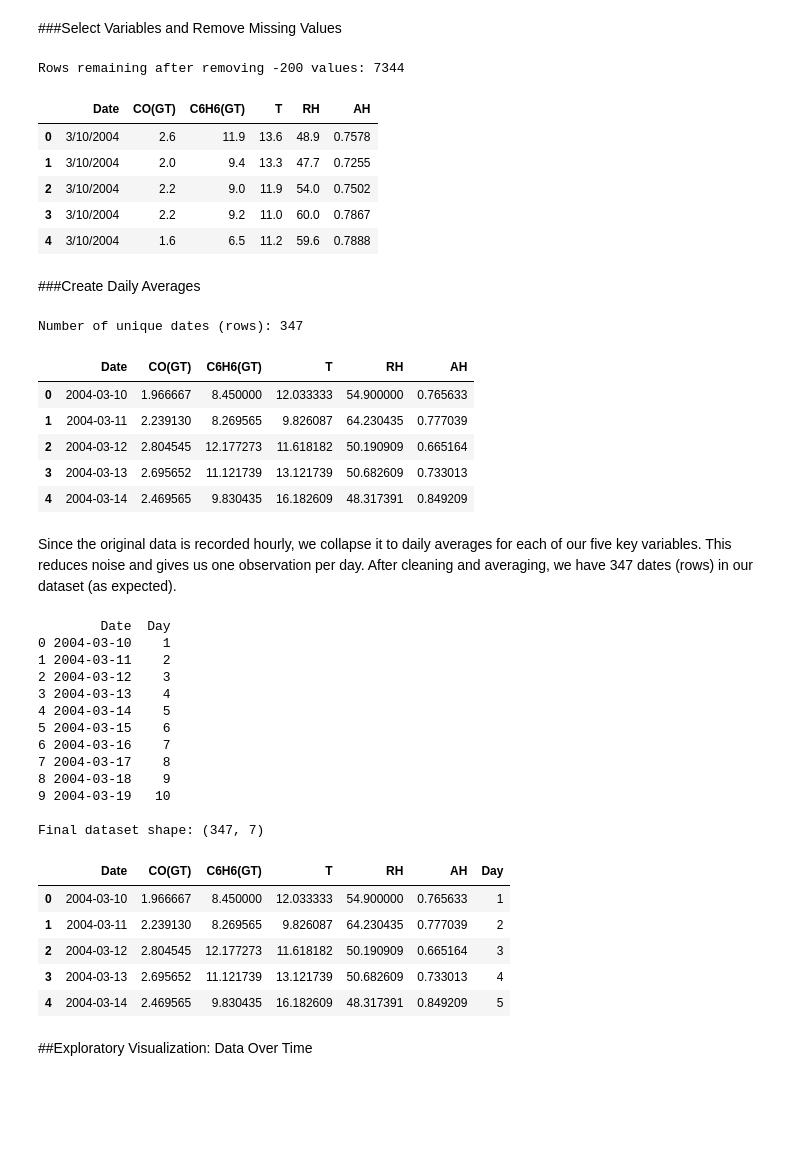
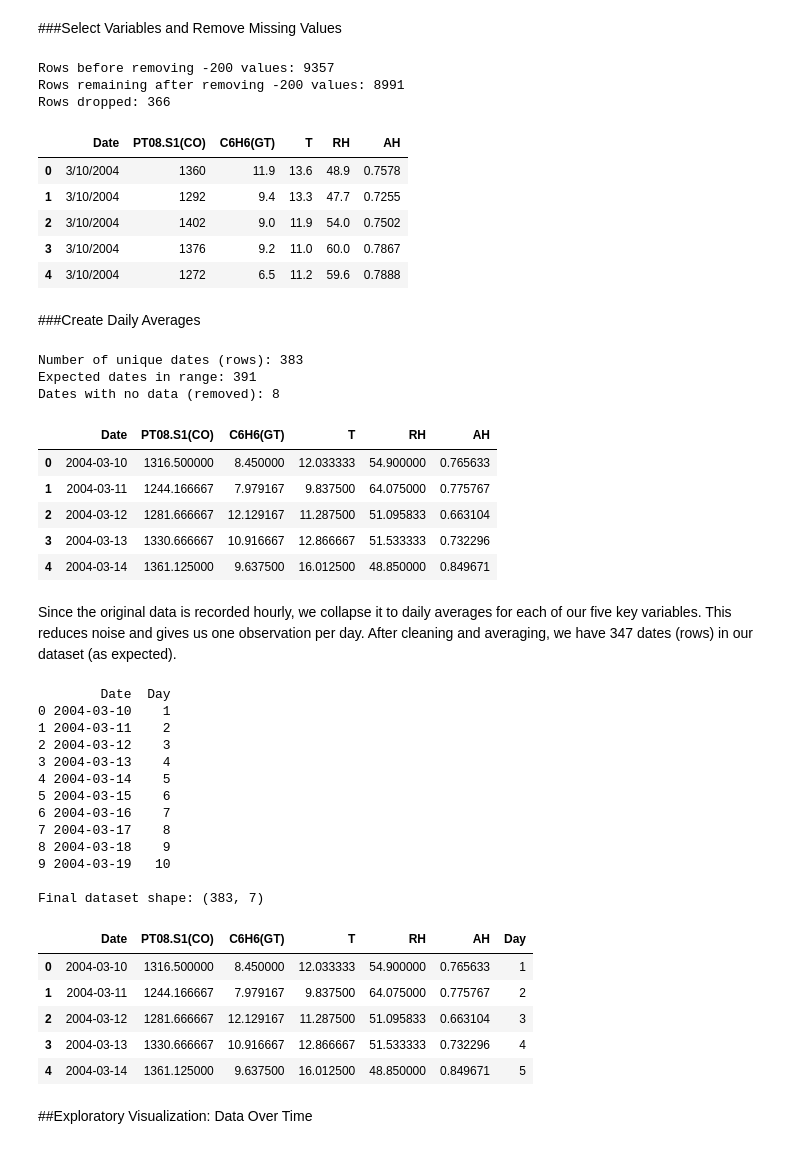
Before and after one commit to Alex-Devoid/ST-554-Project1, a Jupyter notebook: Task3/ST554_Project1_Task3_DRAFT.ipynb, the cells around one changed output. Cells and saved outputs as stored; diff of their text form; code cells hidden in the pictures; blank space fills up the shorter version.

```diff
--- a/Task3/ST554_Project1_Task3_DRAFT.ipynb
+++ b/Task3/ST554_Project1_Task3_DRAFT.ipynb
@@ -96,42 +92,56 @@ print(df.columns.tolist())
 ###Select Variables and Remove Missing Values
 # %%
 # Select only the five variables needed plus the date
-cols_needed = ['Date', 'CO(GT)', 'C6H6(GT)', 'T', 'RH', 'AH']
+cols_needed = ['Date', 'PT08.S1(CO)', 'C6H6(GT)', 'T', 'RH', 'AH']
 df_clean = df[cols_needed].copy()
 
 # Remove rows where any of the five measurement columns equal -200
-measurement_cols = ['CO(GT)', 'C6H6(GT)', 'T', 'RH', 'AH']
+measurement_cols = ['PT08.S1(CO)', 'C6H6(GT)', 'T', 'RH', 'AH']
 df_clean = df_clean[~(df_clean[measurement_cols] == -200).any(axis=1)]
 
+print(f"Rows before removing -200 values: {rows_before}")
 print(f"Rows remaining after removing -200 values: {len(df_clean)}")
+print(f"Rows dropped: {rows_before - rows_after}")
 df_clean.head()
 # %% [output]
-Rows remaining after removing -200 values: 7344
+Rows before removing -200 values: 9357
+Rows remaining after removing -200 values: 8991
+Rows dropped: 366
-|  | Date | CO(GT) | C6H6(GT) | T | RH | AH |
-| 0 | 3/10/2004 | 2.6 | 11.9 | 13.6 | 48.9 | 0.7578 |
-| 1 | 3/10/2004 | 2.0 | 9.4 | 13.3 | 47.7 | 0.7255 |
-| 2 | 3/10/2004 | 2.2 | 9.0 | 11.9 | 54.0 | 0.7502 |
-| 3 | 3/10/2004 | 2.2 | 9.2 | 11.0 | 60.0 | 0.7867 |
-| 4 | 3/10/2004 | 1.6 | 6.5 | 11.2 | 59.6 | 0.7888 |
+|  | Date | PT08.S1(CO) | C6H6(GT) | T | RH | AH |
+| 0 | 3/10/2004 | 1360 | 11.9 | 13.6 | 48.9 | 0.7578 |
+| 1 | 3/10/2004 | 1292 | 9.4 | 13.3 | 47.7 | 0.7255 |
+| 2 | 3/10/2004 | 1402 | 9.0 | 11.9 | 54.0 | 0.7502 |
+| 3 | 3/10/2004 | 1376 | 9.2 | 11.0 | 60.0 | 0.7867 |
+| 4 | 3/10/2004 | 1272 | 6.5 | 11.2 | 59.6 | 0.7888 |
 # %% [markdown]
 ###Create Daily Averages
 # %%
 # Convert Date to datetime
 df_clean['Date'] = pd.to_datetime(df_clean['Date'])
 
 # Group by Date and take the mean of each variable
+df_clean = df_clean.sort_values('Date')
 df_daily = df_clean.groupby('Date')[measurement_cols].mean().reset_index()
 
-print(f"Number of unique dates (rows): {len(df_daily)}")
+# Print how many days were removed relative to rows
+days_in_data  = len(df_daily)
+days_possible = (df_clean['Date'].max() - df_clean['Date'].min()).days + 1
+days_missing  = days_possible - days_in_data
+
+print(f"Number of unique dates (rows): {days_in_data}")
+print(f"Expected dates in range: {days_possible}")
+print(f"Dates with no data (removed): {days_missing}")
 df_daily.head()
 # %% [output]
-Number of unique dates (rows): 347
+Number of unique dates (rows): 383
+Expected dates in range: 391
+Dates with no data (removed): 8
-|  | Date | CO(GT) | C6H6(GT) | T | RH | AH |
-| 0 | 2004-03-10 | 1.966667 | 8.450000 | 12.033333 | 54.900000 | 0.765633 |
-| 1 | 2004-03-11 | 2.239130 | 8.269565 | 9.826087 | 64.230435 | 0.777039 |
-| 2 | 2004-03-12 | 2.804545 | 12.177273 | 11.618182 | 50.190909 | 0.665164 |
-| 3 | 2004-03-13 | 2.695652 | 11.121739 | 13.121739 | 50.682609 | 0.733013 |
-| 4 | 2004-03-14 | 2.469565 | 9.830435 | 16.182609 | 48.317391 | 0.849209 |
+|  | Date | PT08.S1(CO) | C6H6(GT) | T | RH | AH |
+| 0 | 2004-03-10 | 1316.500000 | 8.450000 | 12.033333 | 54.900000 | 0.765633 |
+| 1 | 2004-03-11 | 1244.166667 | 7.979167 | 9.837500 | 64.075000 | 0.775767 |
+| 2 | 2004-03-12 | 1281.666667 | 12.129167 | 11.287500 | 51.095833 | 0.663104 |
+| 3 | 2004-03-13 | 1330.666667 | 10.916667 | 12.866667 | 51.533333 | 0.732296 |
+| 4 | 2004-03-14 | 1361.125000 | 9.637500 | 16.012500 | 48.850000 | 0.849671 |
 # %% [markdown]
 Since the original data is recorded hourly, we collapse it to daily averages for each of our five key variables. This reduces noise and gives us one observation per day. After cleaning and averaging, we have 347 dates (rows) in our dataset (as expected).
 # %%
@@ -154,13 +164,13 @@ df_daily.head()
 8 2004-03-18    9
 9 2004-03-19   10
 
-Final dataset shape: (347, 7)
+Final dataset shape: (383, 7)
-|  | Date | CO(GT) | C6H6(GT) | T | RH | AH | Day |
-| 0 | 2004-03-10 | 1.966667 | 8.450000 | 12.033333 | 54.900000 | 0.765633 | 1 |
-| 1 | 2004-03-11 | 2.239130 | 8.269565 | 9.826087 | 64.230435 | 0.777039 | 2 |
-| 2 | 2004-03-12 | 2.804545 | 12.177273 | 11.618182 | 50.190909 | 0.665164 | 3 |
-| 3 | 2004-03-13 | 2.695652 | 11.121739 | 13.121739 | 50.682609 | 0.733013 | 4 |
-| 4 | 2004-03-14 | 2.469565 | 9.830435 | 16.182609 | 48.317391 | 0.849209 | 5 |
+|  | Date | PT08.S1(CO) | C6H6(GT) | T | RH | AH | Day |
+| 0 | 2004-03-10 | 1316.500000 | 8.450000 | 12.033333 | 54.900000 | 0.765633 | 1 |
+| 1 | 2004-03-11 | 1244.166667 | 7.979167 | 9.837500 | 64.075000 | 0.775767 | 2 |
+| 2 | 2004-03-12 | 1281.666667 | 12.129167 | 11.287500 | 51.095833 | 0.663104 | 3 |
+| 3 | 2004-03-13 | 1330.666667 | 10.916667 | 12.866667 | 51.533333 | 0.732296 | 4 |
+| 4 | 2004-03-14 | 1361.125000 | 9.637500 | 16.012500 | 48.850000 | 0.849671 | 5 |
 # %% [markdown]
 ##Exploratory Visualization: Data Over Time
 # %%
```
Also changed, not shown: parts of 13 cells of this notebook.
